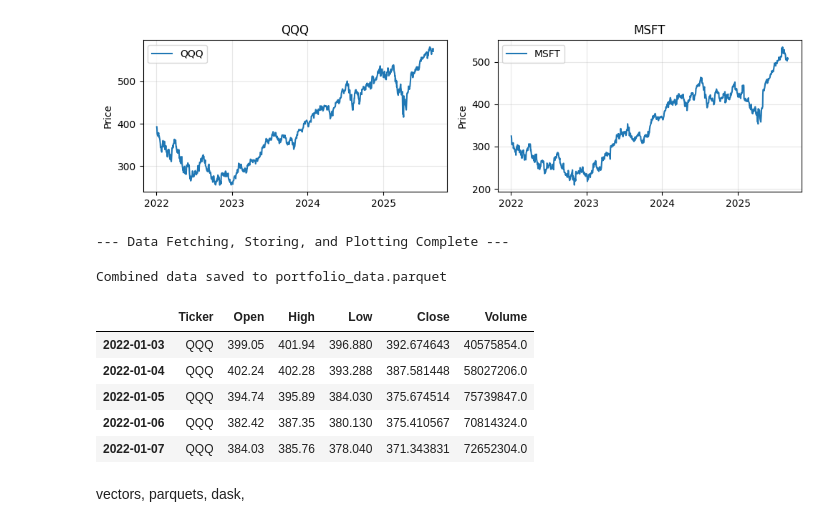
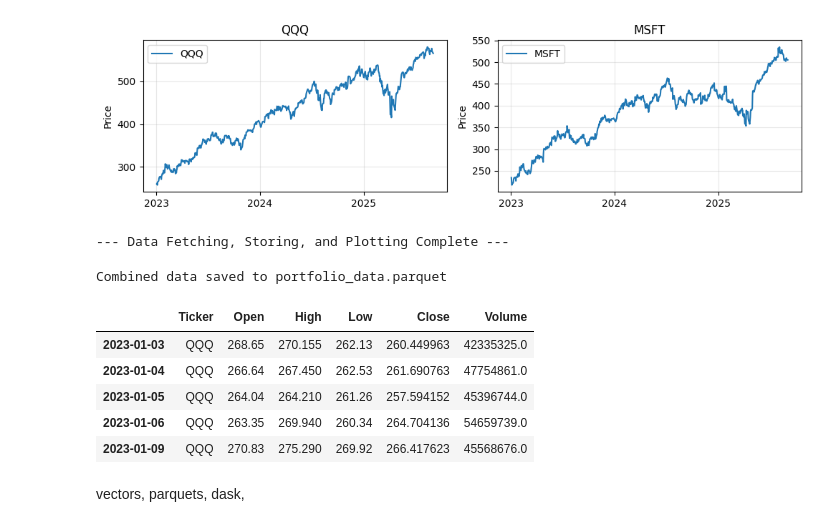
Before and after one commit to chielgroen1998/yourquant, a Jupyter notebook: discrete algos (optimized per)/draft_1_ta_gridsearch.ipynb, the cells around one changed output. Drawn from its saved outputs; the diff is of its cells as text; code cells hidden in the pictures.

```diff
--- a/discrete algos (optimized per)/draft_1_ta_gridsearch.ipynb
+++ b/discrete algos (optimized per)/draft_1_ta_gridsearch.ipynb
@@ -36,7 +36,7 @@ import os # Import os to manage directories
 # (Combines content from your previous Cell 2 and Cell 3)
 # -------------------------------------------------------------
 API_KEY = "1VWXIAX2LM6F6WV0" # Your Alpha Vantage API key
-START_YEAR = 2022            # Filter data from this year onwards
+START_YEAR = 2023            # Filter data from this year onwards
 
 TICKERS = [ "QQQ" , "MSFT"
     # Nasdaq Top 20 (US Equities - Large Cap)
@@ -288,9 +288,9 @@ Successfully fetched and saved 918 records for MSFT to ticker_data_parquet/MSFT.
 
 ✅ All available data fetched and stored as individual parquet files successfully!
 Fetched tickers: ['QQQ', 'MSFT']
 
 --- Plotting Individual Ticker Performance (from parquet) ---
-[figure, old version]
+[figure, new version]
 --- Data Fetching, Storing, and Plotting Complete ---
 # %%
 # In the previous cell, data is now saved as individual parquet files per ticker.
@@ -332,11 +332,11 @@ else:
 # %% [output]
 Combined data saved to portfolio_data.parquet
 |  | Ticker | Open | High | Low | Close | Volume |
-| 2022-01-03 | QQQ | 399.05 | 401.94 | 396.880 | 392.674643 | 40575854.0 |
-| 2022-01-04 | QQQ | 402.24 | 402.28 | 393.288 | 387.581448 | 58027206.0 |
-| 2022-01-05 | QQQ | 394.74 | 395.89 | 384.030 | 375.674514 | 75739847.0 |
-| 2022-01-06 | QQQ | 382.42 | 387.35 | 380.130 | 375.410567 | 70814324.0 |
-| 2022-01-07 | QQQ | 384.03 | 385.76 | 378.040 | 371.343831 | 72652304.0 |
+| 2023-01-03 | QQQ | 268.65 | 270.155 | 262.13 | 260.449963 | 42335325.0 |
+| 2023-01-04 | QQQ | 266.64 | 267.450 | 262.53 | 261.690763 | 47754861.0 |
+| 2023-01-05 | QQQ | 264.04 | 264.210 | 261.26 | 257.594152 | 45396744.0 |
+| 2023-01-06 | QQQ | 263.35 | 269.940 | 260.34 | 264.704136 | 54659739.0 |
+| 2023-01-09 | QQQ | 270.83 | 275.290 | 269.92 | 266.417623 | 45568676.0 |
 # %% [markdown]
 vectors, parquets, dask,
 # %% [markdown]
```
Also changed, not shown: parts of 11 cells of this notebook, 26 other files.
